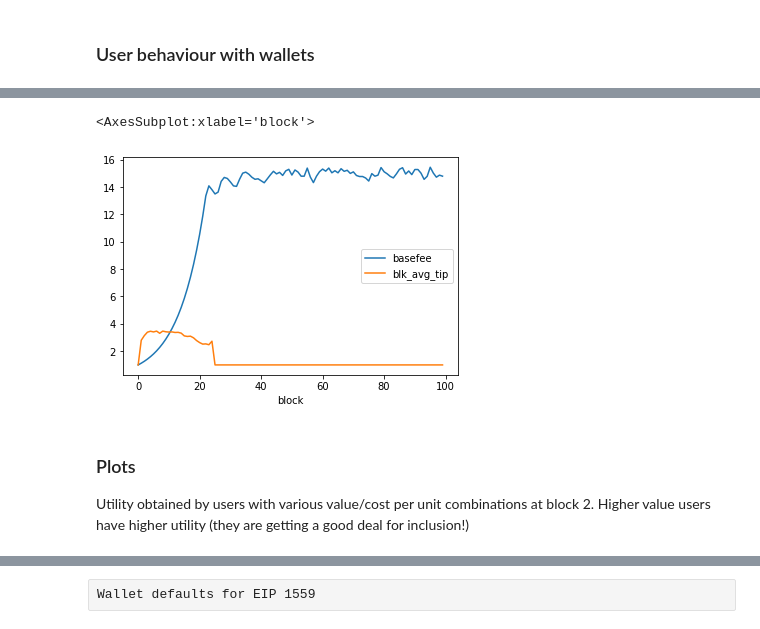
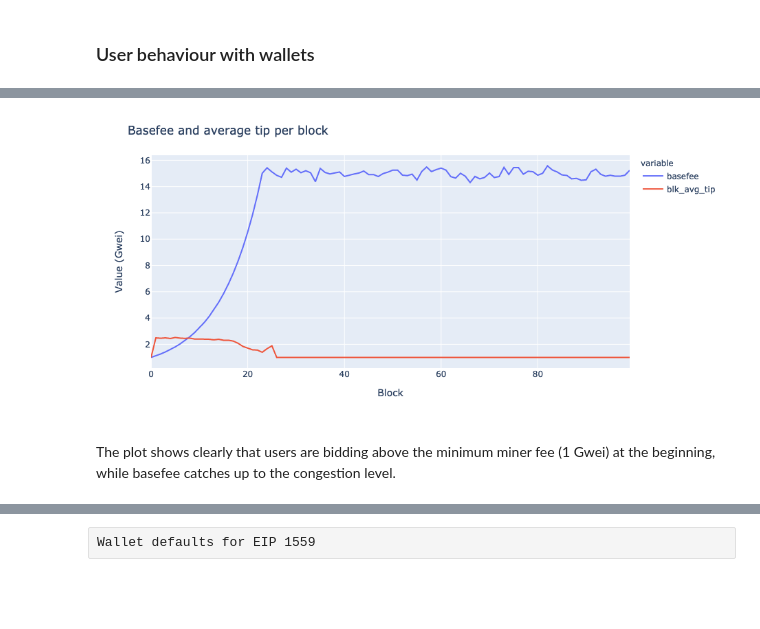
Before and after one commit to ethereum/abm1559, a Jupyter notebook: notebooks/walletDefaults.ipynb, the cells around one changed output, grey strips where cells are left out. Cells and saved outputs as stored; diff of their text form; code cells hidden in the pictures; blank space fills up the shorter version.

```diff
--- a/notebooks/walletDefaults.ipynb
+++ b/notebooks/walletDefaults.ipynb
@@ -292,8 +301,15 @@ df[(df.block <= 30)]
-# %%
-df.plot("block", ["basefee", "blk_avg_tip"])
-# %% [output]
-<AxesSubplot:xlabel='block'>
-[figure, removed]
+# %%
+fig = df.plot("block", ["basefee", "blk_avg_tip"])
+fig.update_layout(
+    title = "Basefee and average tip per block",
+    xaxis_title = "Block",
+    yaxis_title = "Value (Gwei)"
+)
+fig
+# %% [output]
+[figure, added]
+# %% [markdown]
+The plot shows clearly that users are bidding above the minimum miner fee (1 Gwei) at the beginning, while basefee catches up to the congestion level.
 # %%
 # Obtain the pool of users (all users spawned by the simulation)
 user_pool_df = user_pool.export().rename(columns={ "pub_key": "sender" })
@@ -314,5 +333 @@ user_txs_df["cost_bin"] = pd.cut(user_txs_df["cost_per_unit"], bins=np.linspace(
 grouped = user_txs_df.groupby(["block_height", "value_bin", "cost_bin"]).mean().reset_index()
-# %% [markdown]
-### Plots
-
-Utility obtained by users with various value/cost per unit combinations at block 2. Higher value users have higher utility (they are getting a good deal for inclusion!)
```
Also changed, not shown: parts of 19 cells of this notebook, 15 other files.
